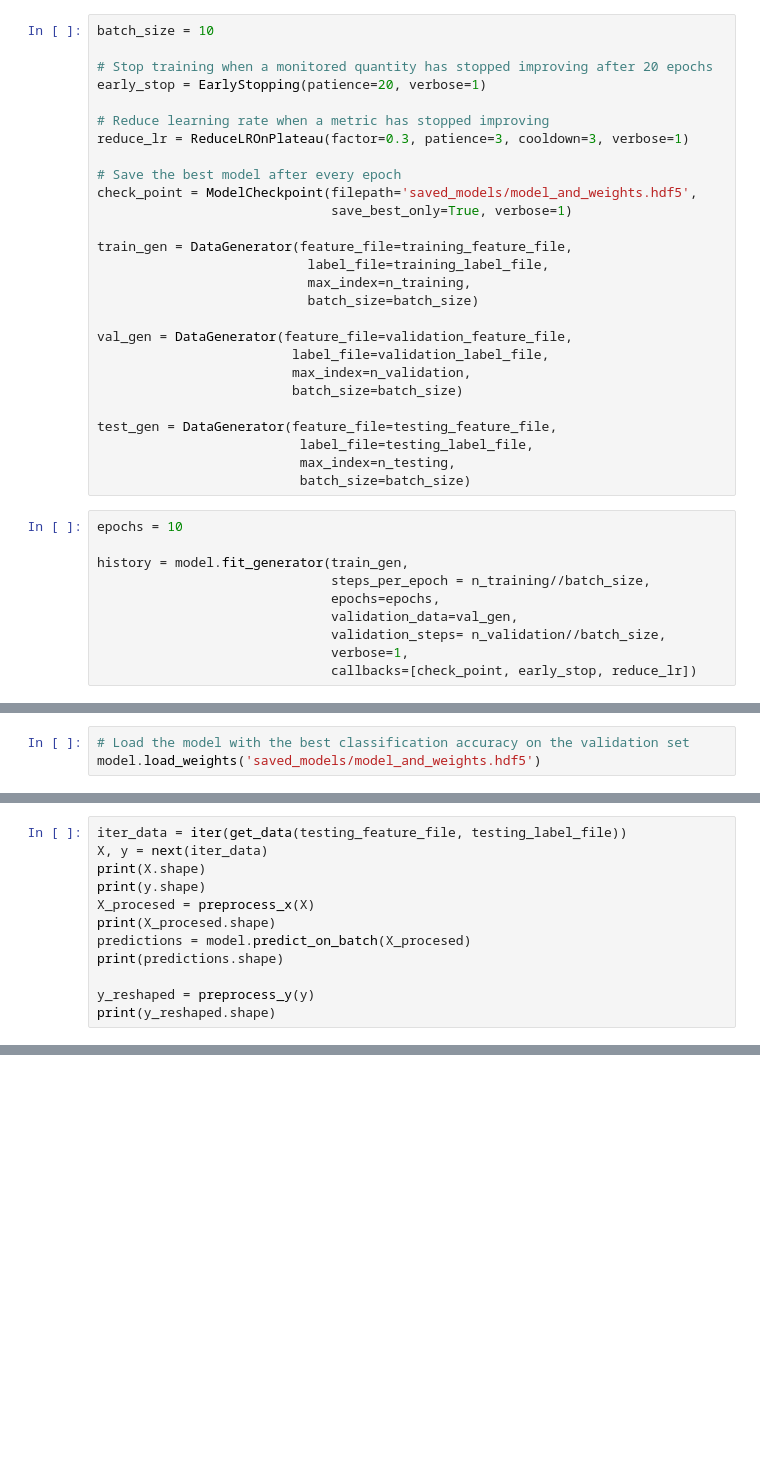
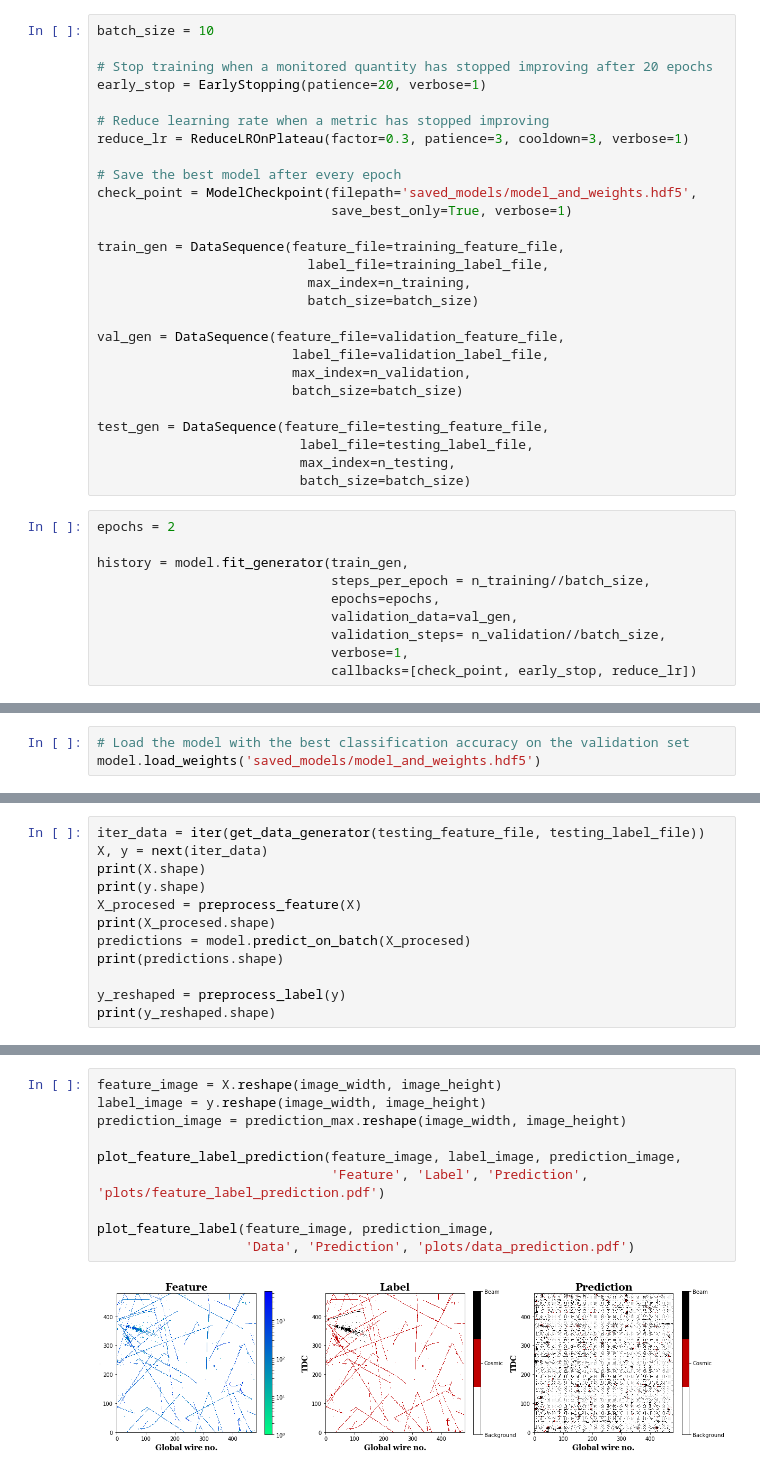
Before and after one commit to almoslmi/DeepLearningWithProtoDUNE, a Jupyter notebook: model_creation_playground.ipynb, the cells around one changed output, grey strips where cells are left out. Cells and saved outputs as stored; diff of their text form; blank space fills up the shorter version.

```diff
--- a/model_creation_playground.ipynb
+++ b/model_creation_playground.ipynb
@@ -388,22 +401,22 @@ reduce_lr = ReduceLROnPlateau(factor=0.3, patience=3, cooldown=3, verbose=1)
 check_point = ModelCheckpoint(filepath='saved_models/model_and_weights.hdf5',
                               save_best_only=True, verbose=1)
 
-train_gen = DataGenerator(feature_file=training_feature_file,
+train_gen = DataSequence(feature_file=training_feature_file,
                            label_file=training_label_file,
                            max_index=n_training,
                            batch_size=batch_size)
 
-val_gen = DataGenerator(feature_file=validation_feature_file,
+val_gen = DataSequence(feature_file=validation_feature_file,
                          label_file=validation_label_file,
                          max_index=n_validation,
                          batch_size=batch_size)
 
-test_gen = DataGenerator(feature_file=testing_feature_file,
+test_gen = DataSequence(feature_file=testing_feature_file,
                           label_file=testing_label_file,
                           max_index=n_testing,
                           batch_size=batch_size)
 # %%
-epochs = 10
+epochs = 2
 
 history = model.fit_generator(train_gen,
                               steps_per_epoch = n_training//batch_size,
@@ -441,12 +463,12 @@ model.load_weights('saved_models/model_and_weights.hdf5')
 # %%
-iter_data = iter(get_data(testing_feature_file, testing_label_file))
+iter_data = iter(get_data_generator(testing_feature_file, testing_label_file))
 X, y = next(iter_data)
 print(X.shape)
 print(y.shape)
-X_procesed = preprocess_x(X)
+X_procesed = preprocess_feature(X)
 print(X_procesed.shape)
 predictions = model.predict_on_batch(X_procesed)
 print(predictions.shape)
 
-y_reshaped = preprocess_y(y)
+y_reshaped = preprocess_label(y)
 print(y_reshaped.shape)
@@ -531,0 +516,12 @@ plot_data_prediction(feature_image, prediction_image, 'plots/data_prediction.pdf
+# %%
+feature_image = X.reshape(image_width, image_height)
+label_image = y.reshape(image_width, image_height)
+prediction_image = prediction_max.reshape(image_width, image_height)
+
+plot_feature_label_prediction(feature_image, label_image, prediction_image,
+                              'Feature', 'Label', 'Prediction', 'plots/feature_label_prediction.pdf')
+
+plot_feature_label(feature_image, prediction_image,
+                   'Data', 'Prediction', 'plots/data_prediction.pdf')
+# %% [output]
+[figure, added]
```
Also changed, not shown: parts of 21 cells of this notebook.
